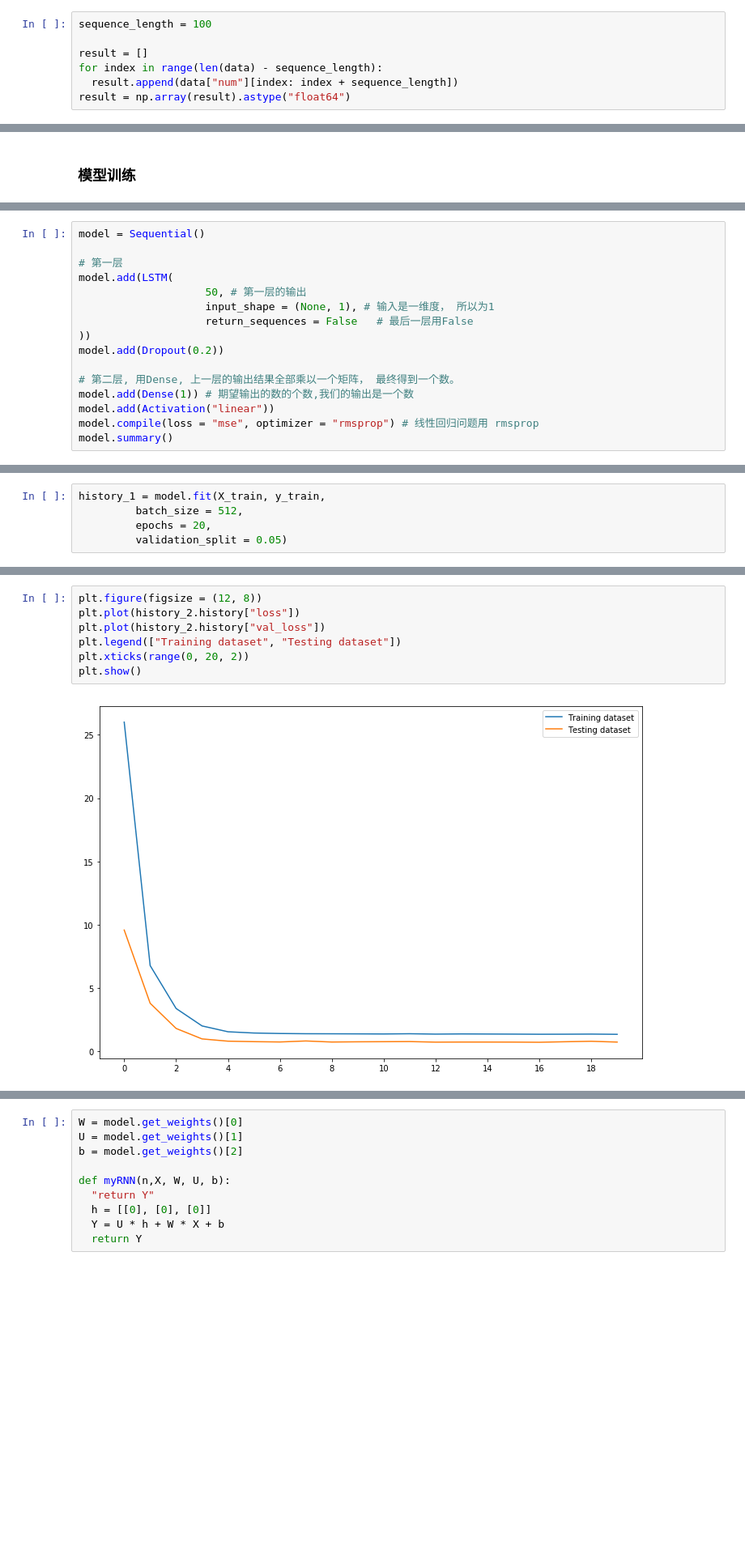
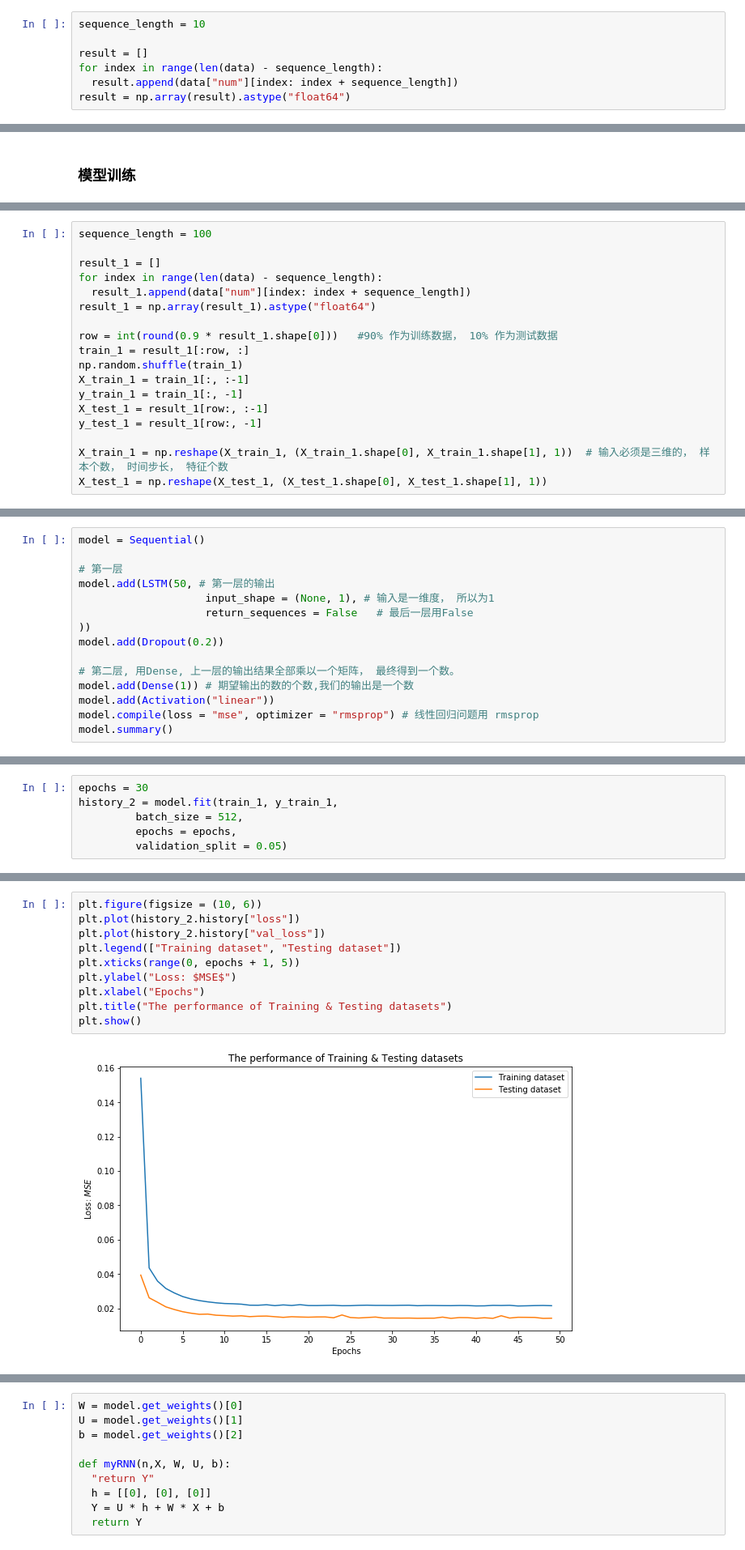
Before and after one commit to 1148030615/Tencent_Education_Deep_Learning_Course, a Jupyter notebook: bikes_prediction_Time_Series_RNN.ipynb, the cells around one changed output, grey strips where cells are left out. Shown: that part at 81% size. Saved outputs shown, nothing was run; the diff lists cells and outputs as text; blank space fills up the shorter version.

```diff
--- a/bikes_prediction_Time_Series_RNN.ipynb
+++ b/bikes_prediction_Time_Series_RNN.ipynb
@@ -54,5 +79,5 @@ data.head(10)
 # %%
-sequence_length = 100
+sequence_length = 10
 
 result = []
 for index in range(len(data) - sequence_length):
@@ -225,0 +333,18 @@ plt.show()
+# %%
+sequence_length = 100
+
+result_1 = []
+for index in range(len(data) - sequence_length):
+  result_1.append(data["num"][index: index + sequence_length])
+result_1 = np.array(result_1).astype("float64")
+
+row = int(round(0.9 * result_1.shape[0]))   #90% 作为训练数据， 10% 作为测试数据
+train_1 = result_1[:row, :]
+np.random.shuffle(train_1)
+X_train_1 = train_1[:, :-1]
+y_train_1 = train_1[:, -1]
+X_test_1 = result_1[row:, :-1]
+y_test_1 = result_1[row:, -1]
+
+X_train_1 = np.reshape(X_train_1, (X_train_1.shape[0], X_train_1.shape[1], 1))  # 输入必须是三维的， 样本个数， 时间步长， 特征个数
+X_test_1 = np.reshape(X_test_1, (X_test_1.shape[0], X_test_1.shape[1], 1))
@@ -227,8 +362,7 @@ plt.show()
 model = Sequential()
 
 # 第一层
-model.add(LSTM(
-                    50, # 第一层的输出
+model.add(LSTM(50, # 第一层的输出
                     input_shape = (None, 1), # 输入是一维度， 所以为1
                     return_sequences = False   # 最后一层用False
 ))
@@ -257,8 +391,9 @@ Trainable params: 10,451
 Non-trainable params: 0
 _________________________________________________________________
 # %%
-history_1 = model.fit(X_train, y_train,
+epochs = 30
+history_2 = model.fit(train_1, y_train_1,
          batch_size = 512,
-         epochs = 20,
+         epochs = epochs,
          validation_split = 0.05)
 # %% [output]
@@ -286,9 +421,12 @@ min(history_2.history["val_loss"])
 # %%
-plt.figure(figsize = (12, 8))
+plt.figure(figsize = (10, 6))
 plt.plot(history_2.history["loss"])
 plt.plot(history_2.history["val_loss"])
 plt.legend(["Training dataset", "Testing dataset"])
-plt.xticks(range(0, 20, 2))
+plt.xticks(range(0, epochs + 1, 5))
+plt.ylabel("Loss: $MSE$")
+plt.xlabel("Epochs")
+plt.title("The performance of Training & Testing datasets")
 plt.show()
 # %% [output]
-[figure, old version]
+[figure, new version]
```
Also changed, not shown: parts of 59 cells of this notebook.
